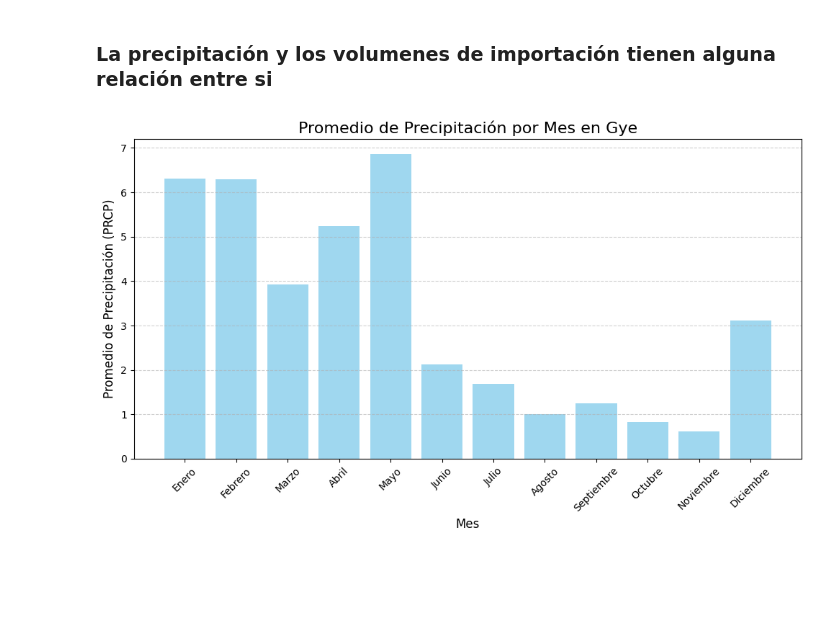
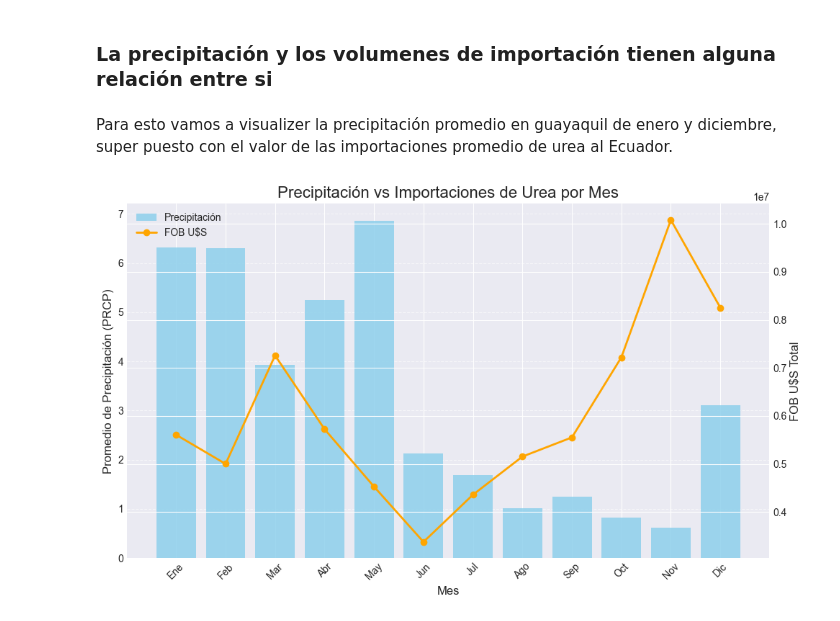
Before and after one commit to auricIecu/EDA, a Jupyter notebook: Memoria.ipynb, the cells around one changed output. Cells and saved outputs as stored; diff of their text form; code cells hidden in the pictures; blank space fills up the shorter version.

```diff
--- a/Memoria.ipynb
+++ b/Memoria.ipynb
@@ -1803,24 +1637,32 @@ Ahora que la matriz de correlacion no nos ha dado ningun insight, pasamos a graf
 Esta hipotesis queda inconclusa, ya que ninguna correlacion resalta entre las variables climaticas.
 # %% [markdown]
 <h3>La precipitación y los volumenes de importación tienen alguna relación entre si</h3>
+# %% [markdown]
+Para esto vamos a visualizer la precipitación promedio en guayaquil de enero y diciembre, super puesto con el valor de las importaciones promedio de urea al Ecuador.
 # %%
 promedio_prcp_por_mes = pd.read_csv('/Users/auric/REPO_TEST/Entregas/Entrega 28 - 03 de abril de marzo/EDA Agricultura_Clima Ecuador/EDA/Data_2/clima_si/promedio_prcp_por_mes.csv')
+merge_clima_kg_fob = pd.read_csv('/Users/auric/REPO_TEST/Entregas/Entrega 28 - 03 de abril de marzo/EDA Agricultura_Clima Ecuador/EDA/Data_2/clima_si/merge_clima_kg_fob.csv')
 
-plt.figure(figsize=(10, 6))
-plt.bar(promedio_prcp_por_mes['Month'], promedio_prcp_por_mes['Promedio PRCP'], color='skyblue', alpha=0.8)
+fig, ax1 = plt.subplots(figsize=(10, 6))
+ax2 = ax1.twinx()
 
-# Etiquetas y título
-plt.xlabel('Mes', fontsize=12)
-plt.ylabel('Promedio de Precipitación (PRCP)', fontsize=12)
-plt.title('Promedio de Precipitación por Mes en Gye', fontsize=16)
-plt.xticks(ticks=range(1, 13), labels=[
-    'Enero', 'Febrero', 'Marzo', 'Abril', 'Mayo', 'Junio',
-    'Julio', 'Agosto', 'Septiembre', 'Octubre', 'Noviembre', 'Diciembre'
-], rotation=45)
-plt.grid(axis='y', linestyle='--', alpha=0.6)
+ax1.bar(promedio_prcp_por_mes['Month'], promedio_prcp_por_mes['Promedio PRCP'], color='skyblue', alpha=0.8, label='Precipitación')
 
-# Mostrar el gráfico
+ax2.plot(merge_clima_kg_fob['Month'], merge_clima_kg_fob['FOB U$S Total'], color='orange', marker='o', linewidth=2, label='FOB U$S')
+
+ax1.set_xlabel('Mes', fontsize=12)
+ax1.set_ylabel('Promedio de Precipitación (PRCP)', fontsize=12)
+ax2.set_ylabel('FOB U$S Total', fontsize=12)
+ax1.set_xticks(range(1, 13))
+ax1.set_xticklabels(['Ene', 'Feb', 'Mar', 'Abr', 'May', 'Jun', 'Jul', 'Ago', 'Sep', 'Oct', 'Nov', 'Dic'], rotation=45)
+ax1.grid(axis='y', linestyle='--', alpha=0.6)
+
+lines1, labels1 = ax1.get_legend_handles_labels()
+lines2, labels2 = ax2.get_legend_handles_labels()
+ax1.legend(lines1 + lines2, labels1 + labels2, loc='upper left')
+
+plt.title('Precipitación vs Importaciones de Urea por Mes', fontsize=16)
 plt.tight_layout()
 plt.show()
 # %% [output]
-[figure, old version]
+[figure, new version]
```
Also changed, not shown: parts of 131 cells of this notebook, 26 other files.
